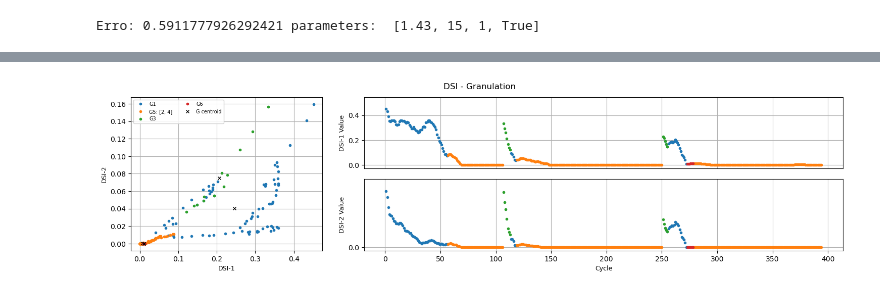
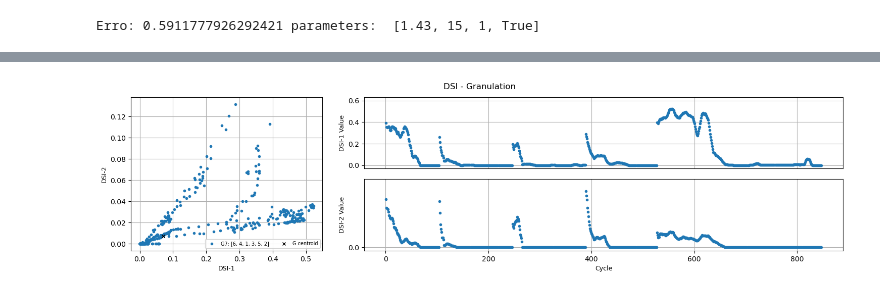
Before and after one commit to cduartes0203/Batteries_Prognostics, a Jupyter notebook: test_AutoCloudPred_R01.ipynb, the cells around one changed output, grey strips where cells are left out. Cells and saved outputs as stored; diff of their text form; code cells hidden in the pictures.

```diff
--- a/test_AutoCloudPred_R01.ipynb
+++ b/test_AutoCloudPred_R01.ipynb
@@ -122,24 +122,24 @@ plot_DSI2(teda,ftrs=2,title='DSI - Granulation',ncol=2)
 # %%
 m, nRS, st, drop = Mp
 
-for i,brng in enumerate(brngs1[:3]):
+for i,brng in enumerate(brngs1[:5]):
     df_RS = (pd.read_csv(os.path.join(dir_rs,brng)).abs()).iloc[:,:-1]
     df_HI = (pd.read_csv(os.path.join(dir_hi,brng)).abs()).iloc[:,:-1]
     if drop: df_RS = df_RS.drop(columns='Y')
     RS = process_RS(df_RS,nRS)
     HI = process_HI(df_HI,nHI=nHI,init=init)
     xS,yS,zS = RS[st:-2], HI[:-1], HI[1:]
 
     if i==0: teda=AutoCloud(m=m, nS=len(xS[0]), nI=len(yS[0]), nR=nR, nO=len(yS[0]),
                         ηS= [N1, N2, N3], tau=tau, decay=D,eol=0.2,fator=1,
                         st=init,end=len(df_RS)-init,wta=True,ep=0.1)
 
     elif i>0: teda.reset_rul()
 
     for j,_ in enumerate(xS):
         x= xS[j]
         teda.run(X=x)
 
 plot_DSI2(teda,ftrs=2,title='DSI - Granulation',ncol=2)
 # %% [output]
-[figure, old version]
+[figure, new version]
```
Also changed, not shown: parts of 4 cells of this notebook, 1 other file.
